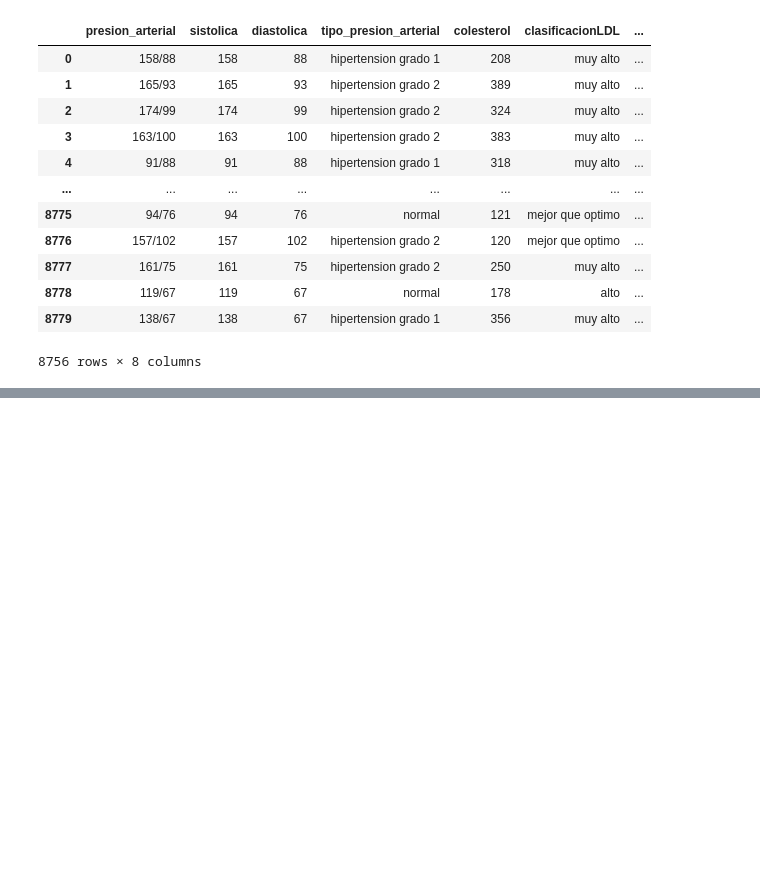
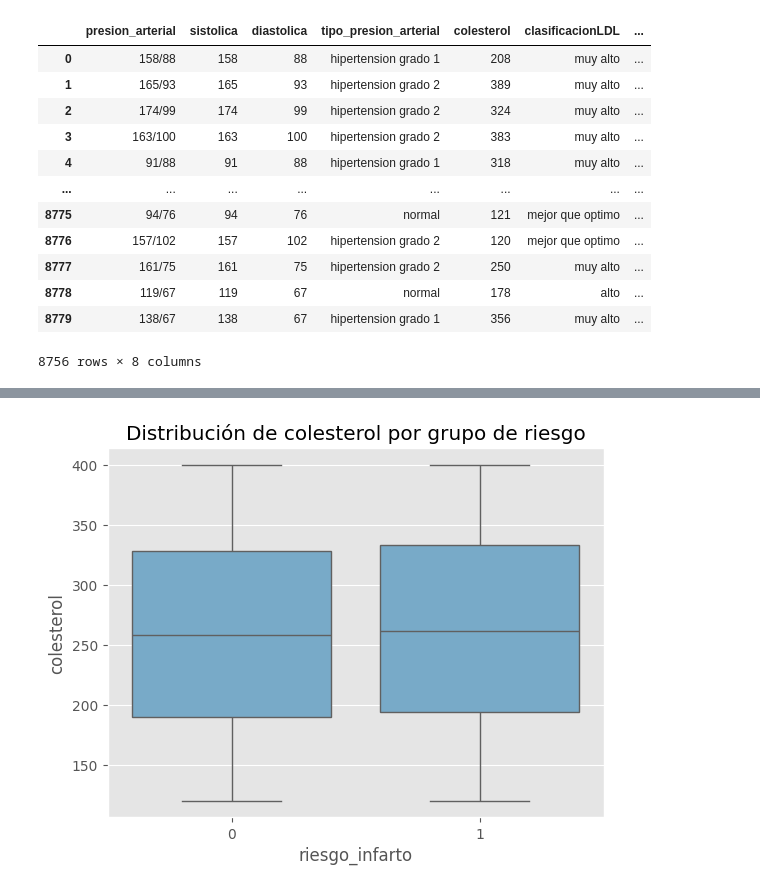
Before and after one commit to nueveonce/DS-Etapa-2-final, a Jupyter notebook: Proyecto_Final_Toledo_Roberto.ipynb, the cells around one changed output, grey strips where cells are left out. Saved outputs shown, nothing was run; the diff lists cells and outputs as text; code cells hidden in the pictures; blank space fills up the shorter version.

```diff
--- a/Proyecto_Final_Toledo_Roberto.ipynb
+++ b/Proyecto_Final_Toledo_Roberto.ipynb
@@ -415,6 +415,8 @@ df["problemas_cardiacos_previos"] = df["problemas_cardiacos_previos"].astype("in
 df["uso_medicación"] = df["uso_medicación"].astype("int")
 df["nivel_estres"] = df["nivel_estres"].astype("int")
 df["trigliceridos"] = df["trigliceridos"].astype("int")
+df["dias_actividad_fisica_semanal"] = df["dias_actividad_fisica_semanal"].astype("int")
+df["horas_sueño_diarias"] = df["horas_sueño_diarias"].astype("int")
 df["riesgo_infarto"] = df["riesgo_infarto"].astype("int")
 # %% [markdown]
 # ▶️ EDA - Análisis exploratorio de datos
@@ -778,25 +769,0 @@ array(['hipertension grado 1', 'hipertension grado 2', 'normal',
-# %%
-from scipy.stats import pearsonr
-# Diccionario de mapeo para presión arterial
-presion_map = {
-    "normal": 0,
-    "elevada": 1,
-    "hipertension grado 1": 2,
-    "hipertension grado 2": 3,
-    "crisis hipertensiva":4
-}
-
-df["presion_arterial_num"] = df["tipo_presion_arterial"].map(presion_map)
-
-
-# Calcular correlación y p-valor
-corr, p_value = pearsonr(df["colesterol"], df["riesgo_infarto"])
-
-print(f"Correlación entre colesterol y riesgo de infarto: {corr:.3f}")
-print(f"P-valor: {p_value:.4f}")
-
-print('''
-Interpretación:
-
-No hay evidencia suficiente para afirmar que el colesterol está linealmente correlacionado con el riesgo de infarto en este dataset.
-Aunque el valor positivo sugiere una tendencia mínimamente creciente, no es estadísticamente significativa.''')
@@ -902,0 +773,9 @@ print(coeficientes)
+# %%
+
+
+# Boxplot de colesterol vs riesgo_infarto
+sns.boxplot(x="riesgo_infarto", y="colesterol", data=df)
+plt.title("Distribución de colesterol por grupo de riesgo")
+plt.show()
+# %% [output]
+[figure, added]
```
Also changed, not shown: parts of 49 cells of this notebook.
